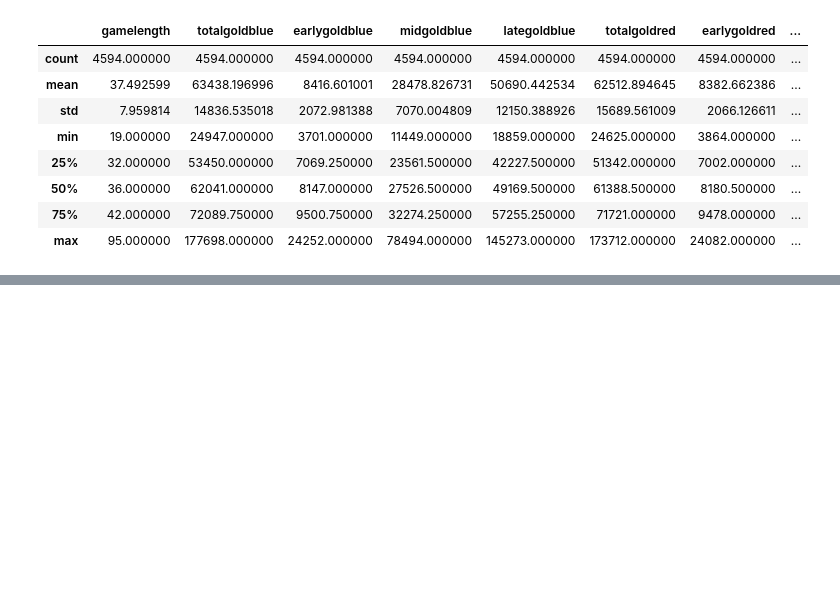
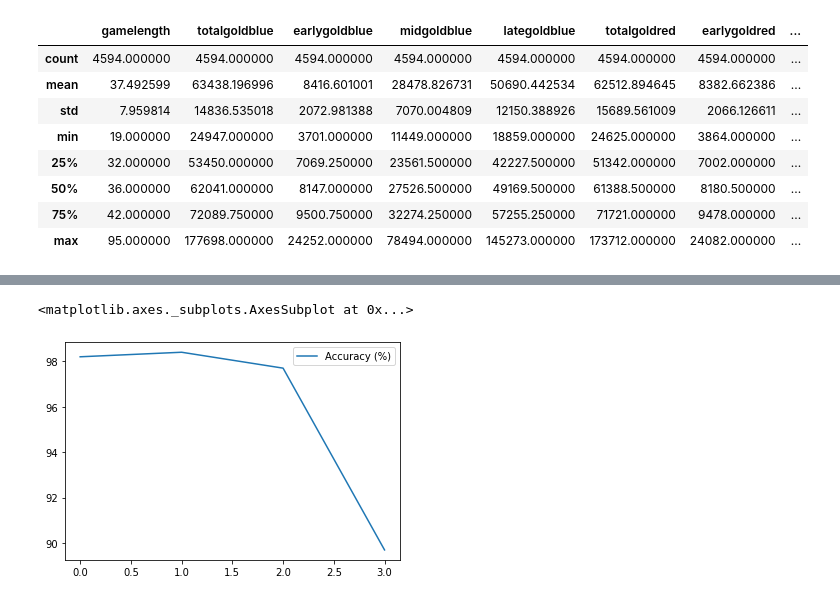
Before and after one commit to ezhang7423/ds100-final, a Jupyter notebook: analysis.ipynb, the cells around one changed output, grey strips where cells are left out. Drawn from its saved outputs; the diff is of its cells as text; code cells hidden in the pictures; blank space fills up the shorter version.

```diff
--- a/analysis.ipynb
+++ b/analysis.ipynb
@@ -344,3 +344,12 @@ Coefficients:
 | Type_Season | -0.126470 |
 Displaying confusion matrix
 [interactive output not drawn]
+# %%
+x = ['0: Baseline (none removed)', '1: Total Gold', '2: Kills', '3: Inhibitors and Turrets']
+y = [98.2, 98.4, 97.7, 89.7]
+import pandas as pd
+import altair as alt
+z = pd.DataFrame({'After removal of variables': x, 'Accuracy (%)': y})
+
+base = alt.Chart(z).encode( alt.X('Accuracy (%):Q', scale=alt.Scale(domain=(80, 100))), y= 'After removal of variables')
+alt.layer(base.mark_line(), base.mark_area()).properties(width=500, height=300).configure_axis(labelFontSize=12, titleFontSize=16)
@@ -346,0 +366,5 @@ Displaying confusion matrix
+# %%
+z.plot()
+# %% [output]
+<matplotlib.axes._subplots.AxesSubplot at 0x...>
+[figure, added]
```
Also changed, not shown: parts of 2 cells of this notebook.
